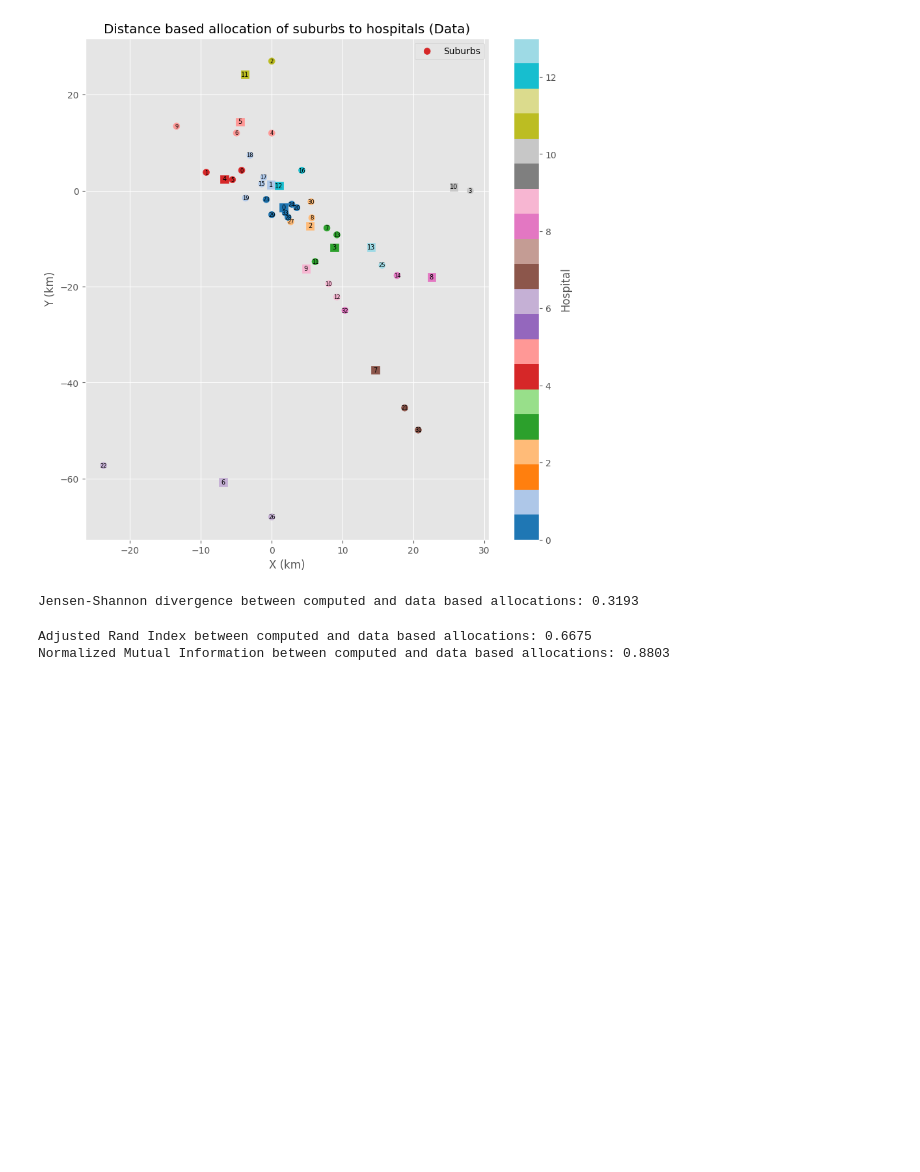
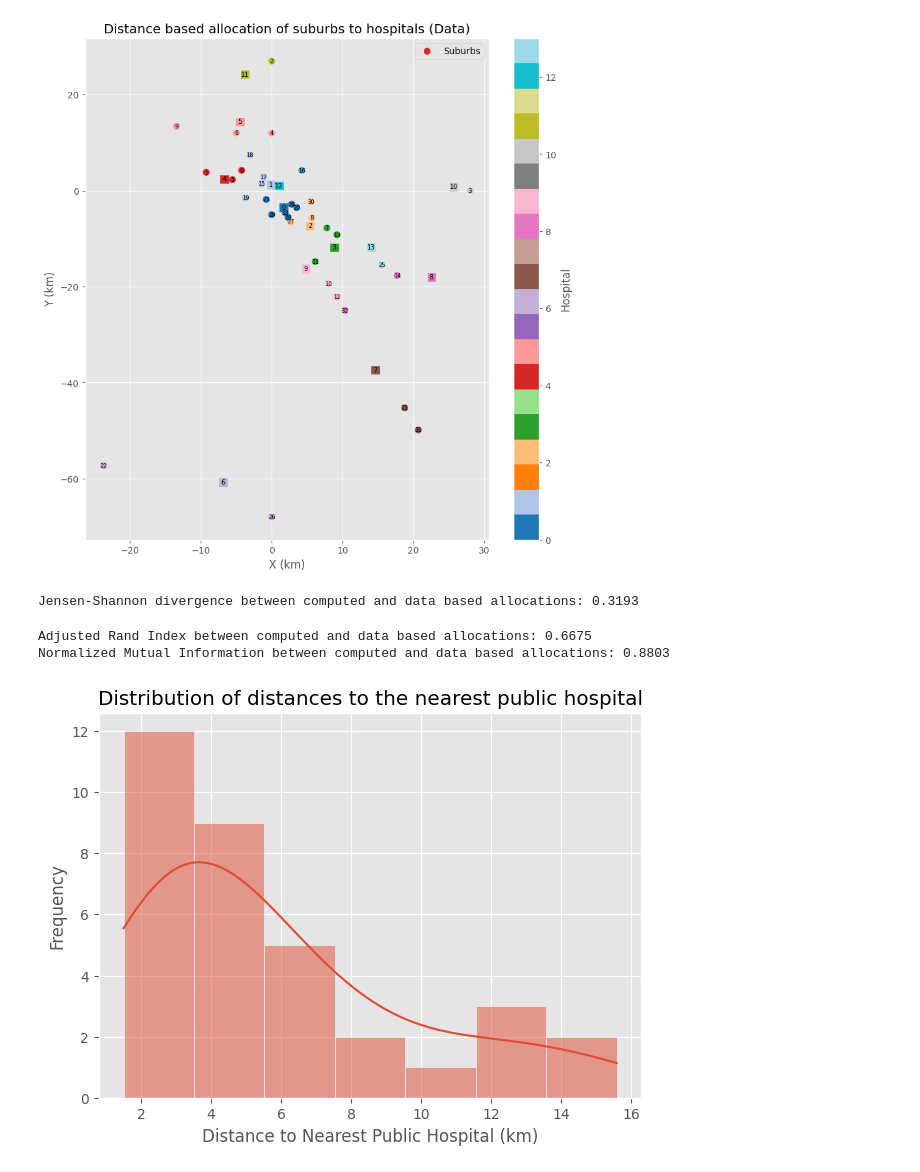
Before and after one commit to Subhasis-Biswas/ML4CPS_Project2, a Jupyter notebook: access_to_healthcare.ipynb, the cells around one changed output. Cells and saved outputs as stored; diff of their text form; code cells hidden in the pictures; blank space fills up the shorter version.

```diff
--- a/access_to_healthcare.ipynb
+++ b/access_to_healthcare.ipynb
@@ -469,3 +469,13 @@ print(f'Normalized Mutual Information between computed and data based allocation
 # %% [output]
 Adjusted Rand Index between computed and data based allocations: 0.6675
 Normalized Mutual Information between computed and data based allocations: 0.8803
+# %%
+# plot the distribution of distances to the nearest public hospital
+plt.figure(figsize=(7,5))
+sns.histplot(nearest_from_data['Distance (km)'],kde=True)
+plt.xlabel('Distance to Nearest Public Hospital (km)')
+plt.ylabel('Frequency')
+plt.title('Distribution of distances to the nearest public hospital')
+plt.show()
+# %% [output]
+[figure, added]
```
Also changed, not shown: parts of 16 cells of this notebook.
